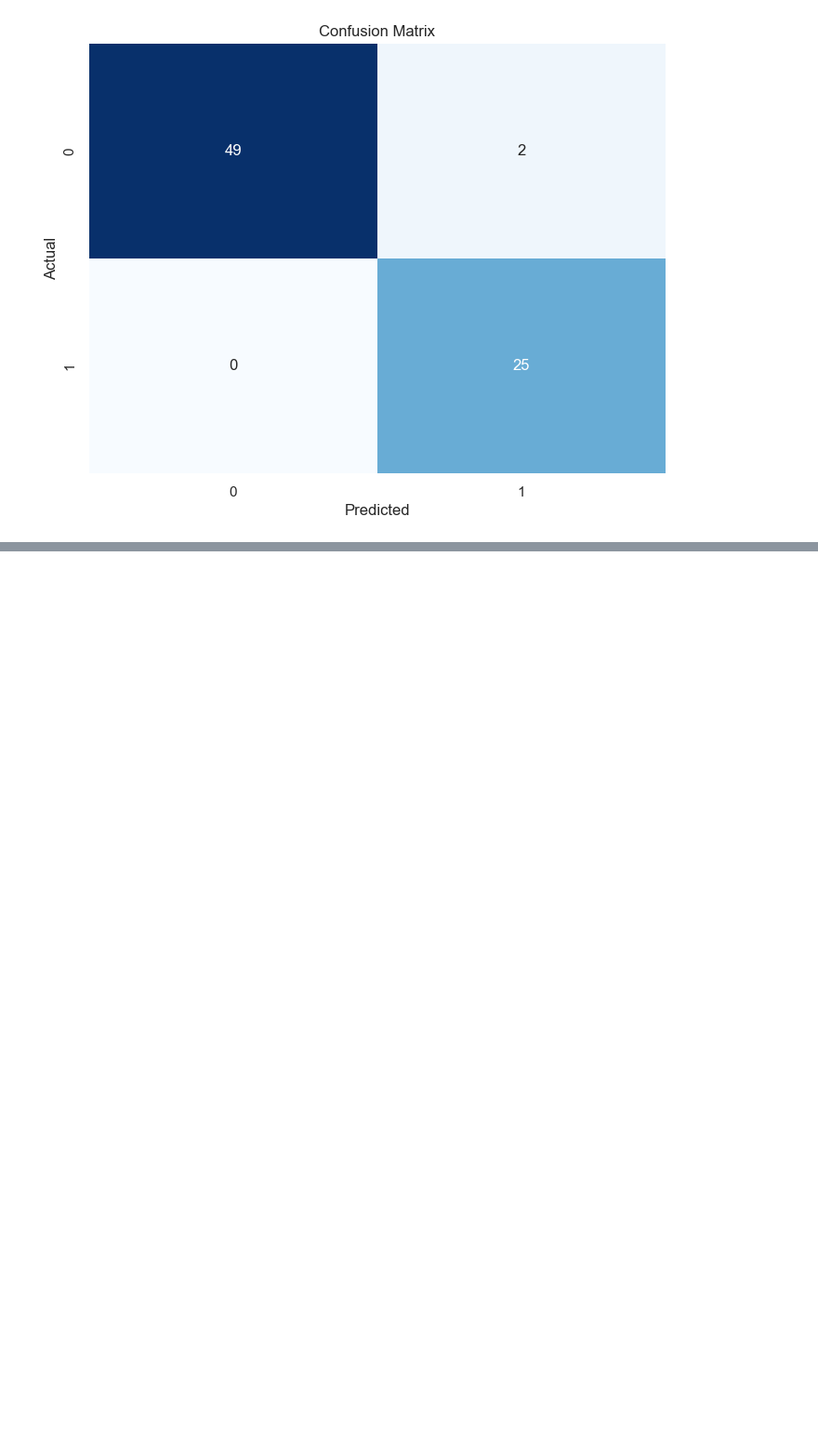
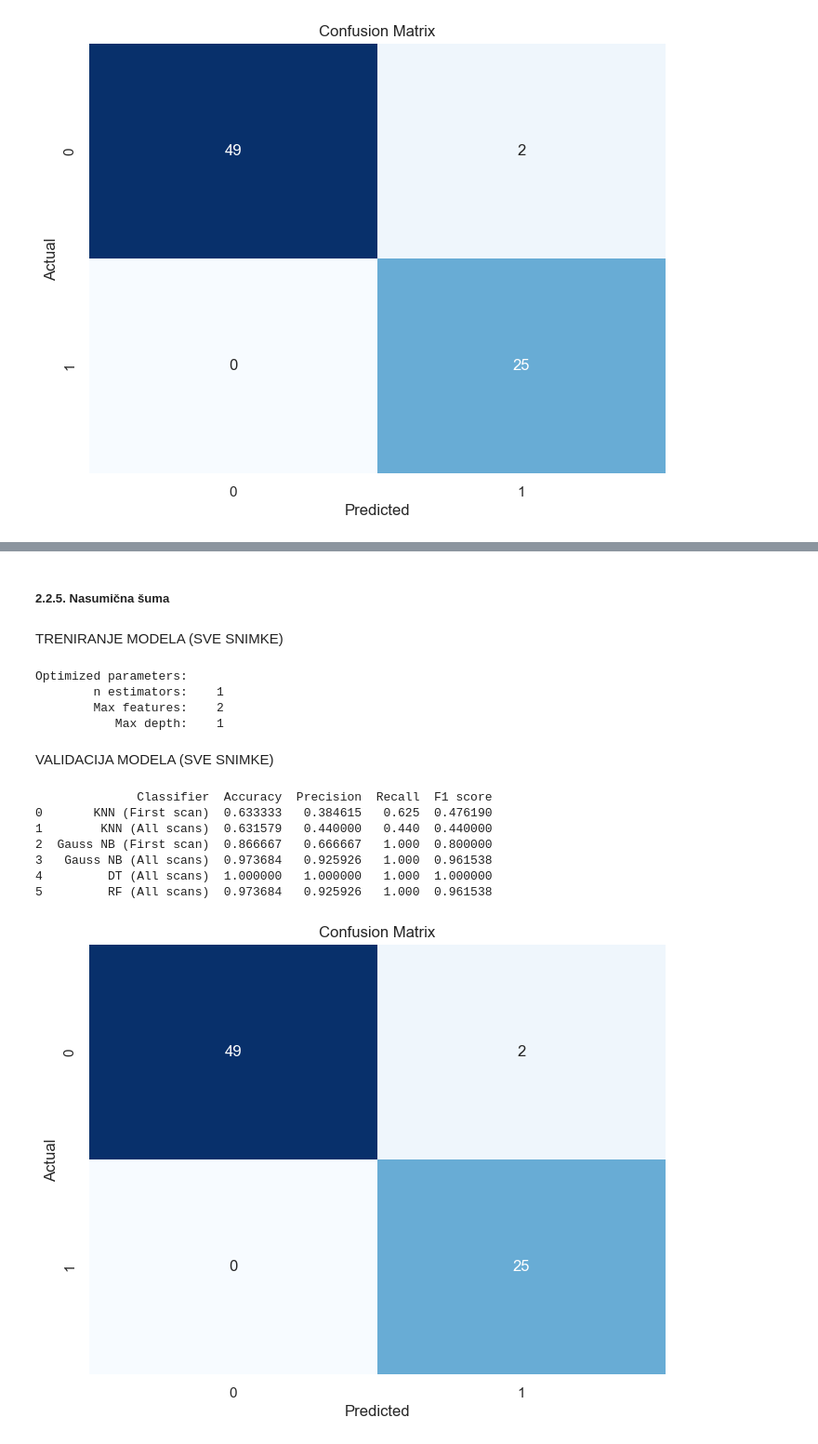
Before and after one commit to bnikolic2/Early-Stage-Alzheimer-s-Disease-Prediction-Using-Machine-Learning-Models, a Jupyter notebook: prosirenje.ipynb, the cells around one changed output, grey strips where cells are left out. Shown at 93% size. Drawn from its saved outputs; the diff is of its cells as text; code cells hidden in the pictures; blank space fills up the shorter version.

```diff
--- a/prosirenje.ipynb
+++ b/prosirenje.ipynb
@@ -862,0 +926,70 @@ plt.show()
+# %% [markdown]
+##### 2.2.5. Nasumična šuma
+# %% [markdown]
+TRENIRANJE MODELA (SVE SNIMKE)
+# %%
+from sklearn.ensemble import RandomForestClassifier
+
+rf_parameters = {
+    "n_estimators": range(1,25),
+    "max_features": range(1,9),
+    "max_depth": range(1,9)
+}
+
+#optimizacija hiperparametra
+rf_clf=  RandomForestClassifier(criterion='entropy', random_state =42)
+
+rf_gs_f1 = GridSearchCV(rf_clf, rf_parameters, cv = k, n_jobs = 8, scoring='f1')
+rf_gs_f1.fit(Xas_train, yas_train)
+
+# Best parameters
+best_n_estim = rf_gs_f1.best_params_['n_estimators']
+best_max_feat = rf_gs_f1.best_params_['max_features']
+best_max_depth = rf_gs_f1.best_params_['max_depth']
+print("Optimized parameters: ")
+print(f'{"n estimators":>20}: {str(best_n_estim):>4}')
+print(f'{"Max features":>20}: {str(best_max_feat):>4}')
+print(f'{"Max depth":>20}: {str(best_max_depth):>4}')
+# %% [output]
+Optimized parameters:
+        n estimators:    1
+        Max features:    2
+           Max depth:    1
+# %% [markdown]
+VALIDACIJA MODELA (SVE SNIMKE)
+# %%
+# Optimized clf
+rf_optimized_clf = RandomForestClassifier(max_depth = best_max_depth,criterion='entropy', random_state =42)
+rf_optimized_clf.fit(Xas_train, yas_train)
+
+# Prediction on test set
+yas_pred = rf_optimized_clf.predict(Xas_test)
+
+accuracy = accuracy_score(yas_test, yas_pred)
+precision = precision_score(yas_test, yas_pred)
+recall = recall_score(yas_test, yas_pred)
+f1 = f1_score(yas_test, yas_pred)
+
+# Add to metrics_table
+metric_table.loc[len(metric_table)] = ['RF (All scans)', accuracy, precision, recall, f1]
+
+# Confusion matrix
+conf_matrix = confusion_matrix(yas_test, yas_pred)
+# %%
+print(metric_table)
+
+plt.figure(figsize=(8, 6))
+sns.heatmap(conf_matrix, annot=True, cmap='Blues', fmt='d', cbar=False)
+plt.xlabel('Predicted')
+plt.ylabel('Actual')
+plt.title('Confusion Matrix')
+plt.show()
+# %% [output]
+              Classifier  Accuracy  Precision  Recall  F1 score
+0       KNN (First scan)  0.633333   0.384615   0.625  0.476190
+1        KNN (All scans)  0.631579   0.440000   0.440  0.440000
+2  Gauss NB (First scan)  0.866667   0.666667   1.000  0.800000
+3   Gauss NB (All scans)  0.973684   0.925926   1.000  0.961538
+4         DT (All scans)  1.000000   1.000000   1.000  1.000000
+5         RF (All scans)  0.973684   0.925926   1.000  0.961538
+[figure, added]
```
Also changed, not shown: parts of 36 cells of this notebook.
